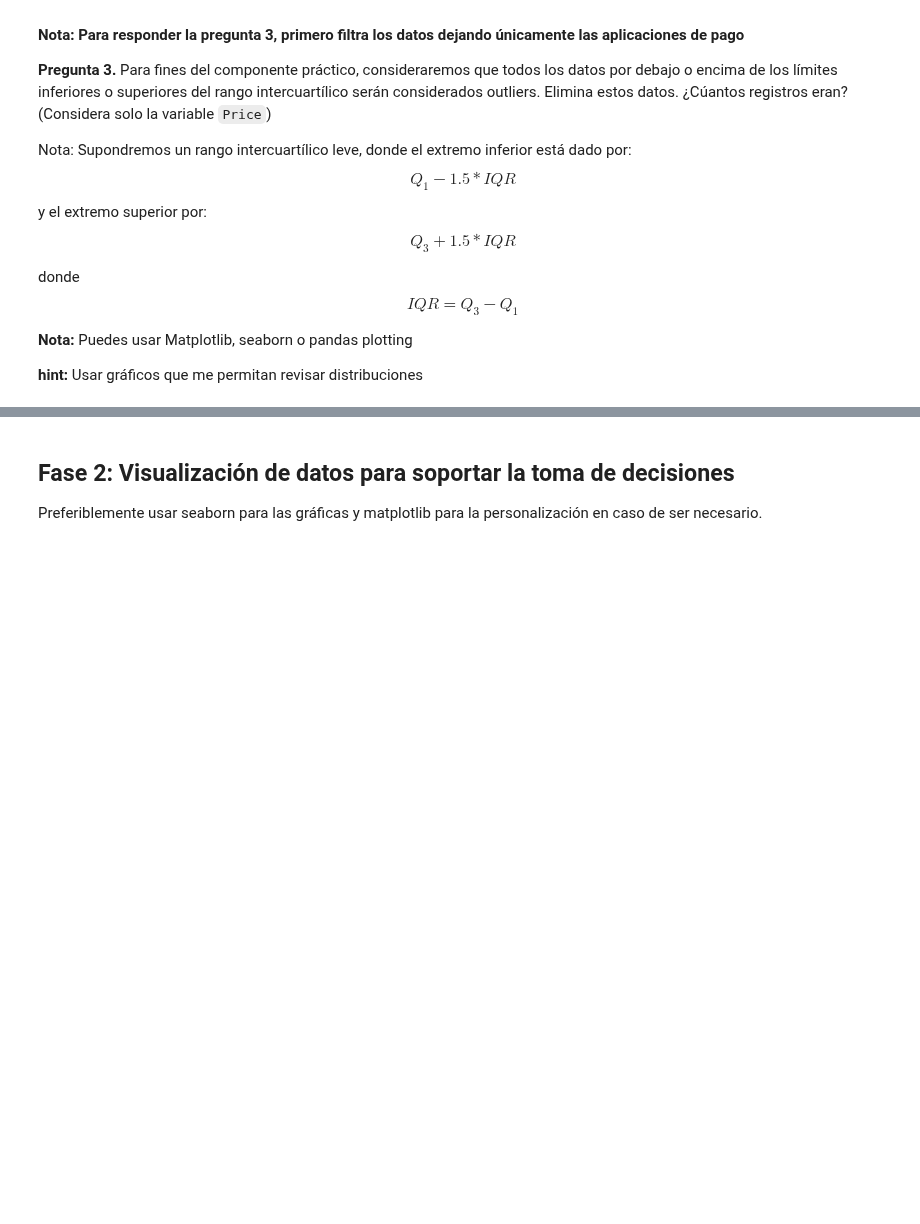
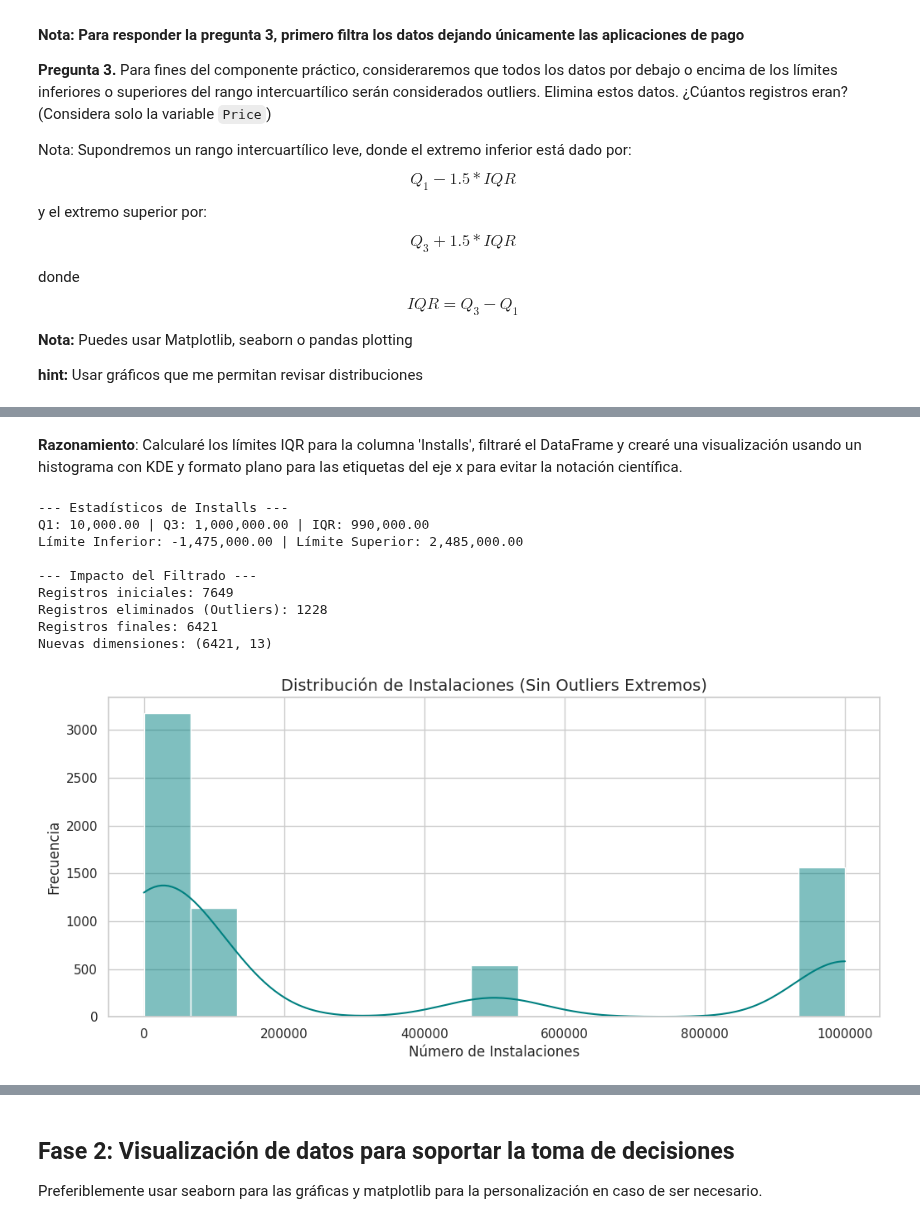
Before and after one commit to Alexander-Luna/Modulo2UIDE, a Jupyter notebook: Week1/P_1_G6.ipynb, the cells around one changed output, grey strips where cells are left out. Drawn from its saved outputs; the diff is of its cells as text; code cells hidden in the pictures; blank space fills up the shorter version.

```diff
--- a/Week1/P_1_G6.ipynb
+++ b/Week1/P_1_G6.ipynb
@@ -786,0 +773,54 @@ size_histlimpio_fig.bar_label(size_histlimpio_fig.containers[0],fontsize=8,paddi
+# %% [markdown]
+**Razonamiento**:
+Calcularé los límites IQR para la columna 'Installs', filtraré el DataFrame y crearé una visualización usando un histograma con KDE y formato plano para las etiquetas del eje x para evitar la notación científica.
+# %%
+import matplotlib.ticker as ticker
+
+# 1. Calcular Cuartiles e IQR para 'Installs'
+Q1_ins = data['Installs'].quantile(0.25)
+Q3_ins = data['Installs'].quantile(0.75)
+IQR_ins = Q3_ins - Q1_ins
+
+# 2. Definir Límites
+lower_limit_ins = Q1_ins - 1.5 * IQR_ins
+upper_limit_ins = Q3_ins + 1.5 * IQR_ins
+
+# 3. Imprimir Límites
+print(f'--- Estadísticos de Installs ---')
+print(f'Q1: {Q1_ins:,.2f} | Q3: {Q3_ins:,.2f} | IQR: {IQR_ins:,.2f}')
+print(f'Límite Inferior: {lower_limit_ins:,.2f} | Límite Superior: {upper_limit_ins:,.2f}')
+
+# 4. Filtrar Datos y Reportar Impacto
+filas_antes = data.shape[0]
+data = data[(data['Installs'] >= lower_limit_ins) & (data['Installs'] <= upper_limit_ins)]
+filas_despues = data.shape[0]
+
+print(f'\n--- Impacto del Filtrado ---')
+print(f'Registros iniciales: {filas_antes}')
+print(f'Registros eliminados (Outliers): {filas_antes - filas_despues}')
+print(f'Registros finales: {filas_despues}')
+print(f'Nuevas dimensiones: {data.shape}')
+
+# 5. Visualización
+plt.figure(figsize=(12, 5))
+ax = sns.histplot(data=data, x='Installs', kde=True, color='teal', bins=15)
+
+# 6. Configurar ejes para evitar notación científica
+ax.xaxis.set_major_formatter(ticker.ScalarFormatter())
+ax.ticklabel_format(style='plain', axis='x')
+
+plt.title('Distribución de Instalaciones (Sin Outliers Extremos)', fontsize=14)
+plt.xlabel('Número de Instalaciones', fontsize=12)
+plt.ylabel('Frecuencia', fontsize=12)
+plt.show()
+# %% [output]
+--- Estadísticos de Installs ---
+Q1: 10,000.00 | Q3: 1,000,000.00 | IQR: 990,000.00
+Límite Inferior: -1,475,000.00 | Límite Superior: 2,485,000.00
+
+--- Impacto del Filtrado ---
+Registros iniciales: 7649
+Registros eliminados (Outliers): 1228
+Registros finales: 6421
+Nuevas dimensiones: (6421, 13)
+[figure, added]
```
Also changed, not shown: parts of 75 cells of this notebook.
